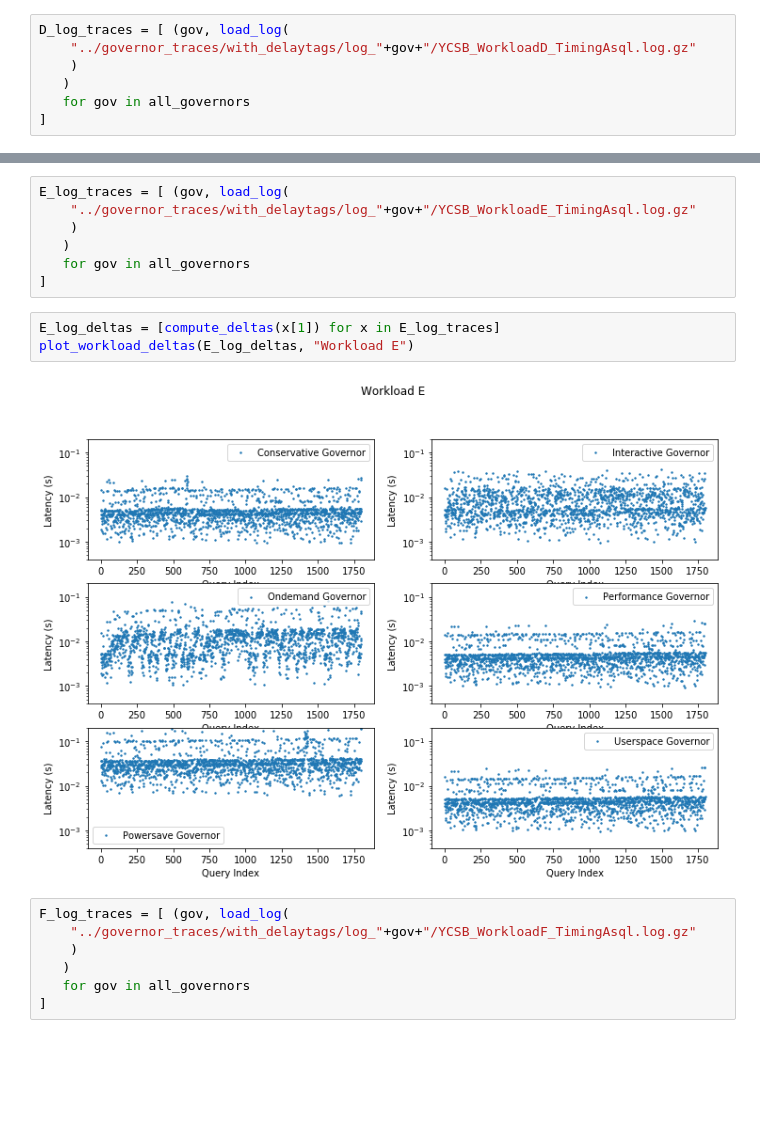
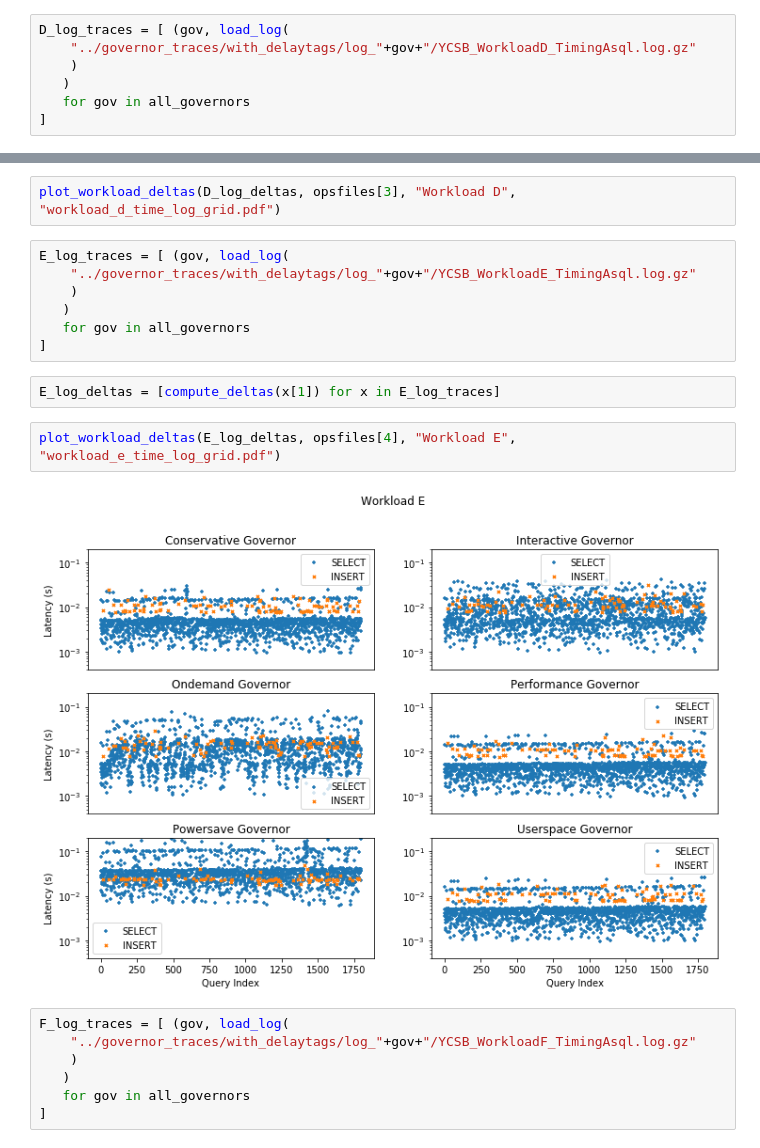
Before and after one commit to UBOdin/PocketBench, a Jupyter notebook: notebooks/Governor Timelines.ipynb, the cells around one changed output, grey strips where cells are left out. Drawn from its saved outputs; the diff is of its cells as text; blank space fills up the shorter version.

```diff
--- a/notebooks/Governor Timelines.ipynb
+++ b/notebooks/Governor Timelines.ipynb
@@ -145,3 +217,5 @@ plot_workload_deltas(D_log_deltas, "Workload D")
+# %%
+plot_workload_deltas(D_log_deltas, opsfiles[3], "Workload D", "workload_d_time_log_grid.pdf")
 # %%
 E_log_traces = [ (gov, load_log(
     "../governor_traces/with_delaytags/log_"+gov+"/YCSB_WorkloadE_TimingAsql.log.gz"
@@ -151,9 +225,10 @@ E_log_traces = [ (gov, load_log(
 ]
 # %%
 E_log_deltas = [compute_deltas(x[1]) for x in E_log_traces]
-plot_workload_deltas(E_log_deltas, "Workload E")
-# %% [output]
-[figure, removed]
+# %%
+plot_workload_deltas(E_log_deltas, opsfiles[4], "Workload E", "workload_e_time_log_grid.pdf")
+# %% [output]
+[figure, added]
 # %%
 F_log_traces = [ (gov, load_log(
     "../governor_traces/with_delaytags/log_"+gov+"/YCSB_WorkloadF_TimingAsql.log.gz"
```
Also changed, not shown: parts of 25 cells of this notebook, 6 other files.
